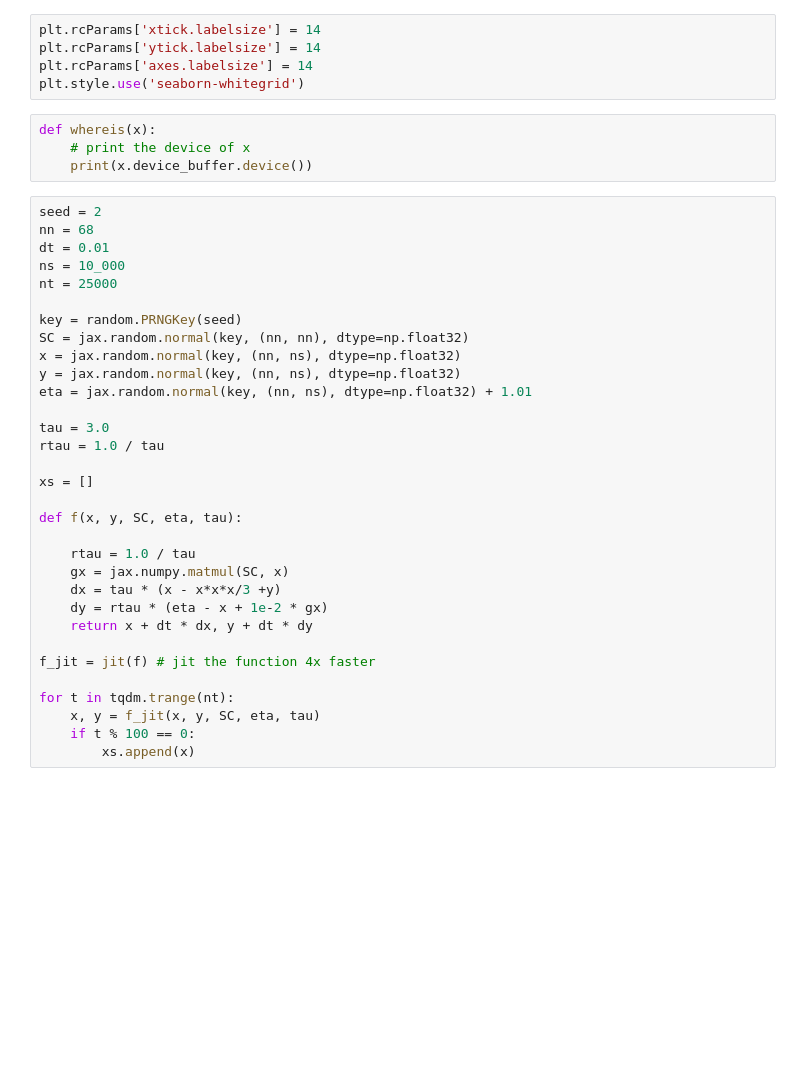
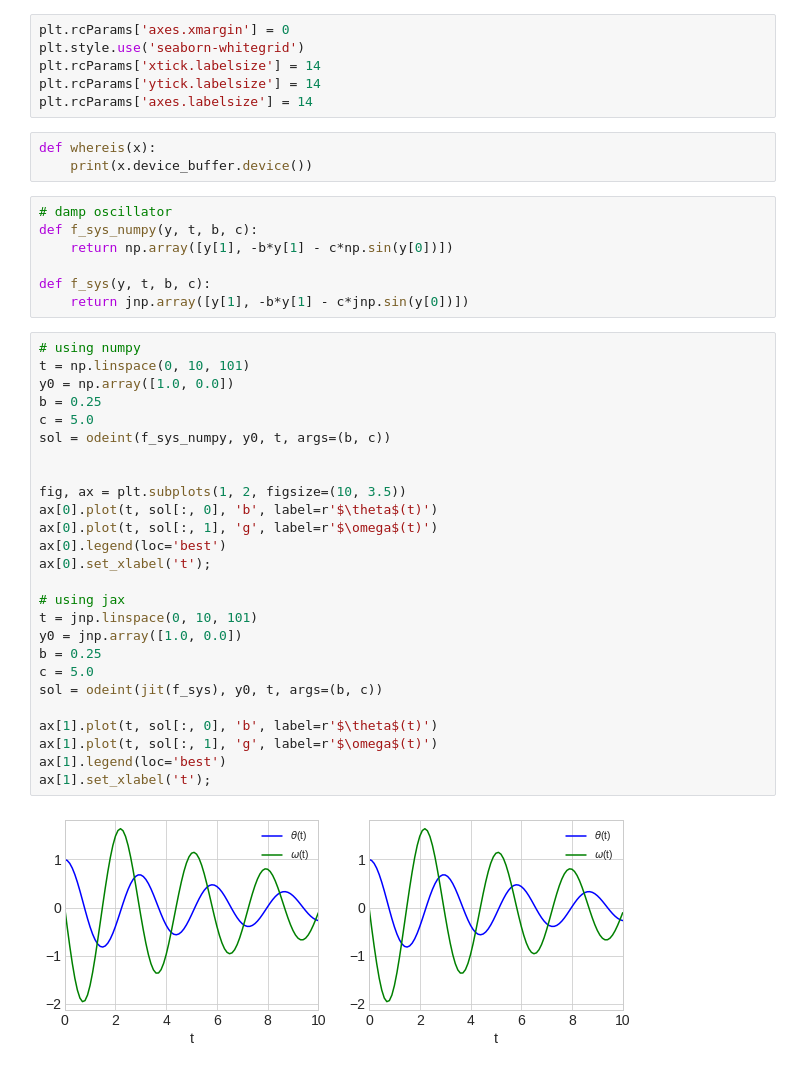
Before and after one commit to Ziaeemehr/workshop_jax, a Jupyter notebook: intro/solve_ode.ipynb, the cells around one changed output. Drawn from its saved outputs; the diff is of its cells as text; blank space fills up the shorter version.

```diff
--- a/intro/solve_ode.ipynb
+++ b/intro/solve_ode.ipynb
@@ -13,41 +17,44 @@ from jax import grad, jit, vmap, pmap
 # %%
+plt.rcParams['axes.xmargin'] = 0
+plt.style.use('seaborn-whitegrid')
 plt.rcParams['xtick.labelsize'] = 14
 plt.rcParams['ytick.labelsize'] = 14
 plt.rcParams['axes.labelsize'] = 14
-plt.style.use('seaborn-whitegrid')
 # %%
 def whereis(x):
-    # print the device of x
     print(x.device_buffer.device())
-# %%
-seed = 2
-nn = 68
-dt = 0.01
-ns = 10_000
-nt = 25000
-
-key = random.PRNGKey(seed)
-SC = jax.random.normal(key, (nn, nn), dtype=np.float32)
-x = jax.random.normal(key, (nn, ns), dtype=np.float32)
-y = jax.random.normal(key, (nn, ns), dtype=np.float32)
-eta = jax.random.normal(key, (nn, ns), dtype=np.float32) + 1.01
-
-tau = 3.0
-rtau = 1.0 / tau
-
-xs = []
-
-def f(x, y, SC, eta, tau):
-
-    rtau = 1.0 / tau
-    gx = jax.numpy.matmul(SC, x)
-    dx = tau * (x - x*x*x/3 +y)
-    dy = rtau * (eta - x + 1e-2 * gx)
-    return x + dt * dx, y + dt * dy
-
-f_jit = jit(f) # jit the function 4x faster
-
-for t in tqdm.trange(nt):
-    x, y = f_jit(x, y, SC, eta, tau)
-    if t % 100 == 0:
-        xs.append(x)
+# %%
+# damp oscillator
+def f_sys_numpy(y, t, b, c):
+    return np.array([y[1], -b*y[1] - c*np.sin(y[0])])
+
+def f_sys(y, t, b, c):
+    return jnp.array([y[1], -b*y[1] - c*jnp.sin(y[0])])
+# %%
+# using numpy
+t = np.linspace(0, 10, 101)
+y0 = np.array([1.0, 0.0])
+b = 0.25
+c = 5.0
+sol = odeint(f_sys_numpy, y0, t, args=(b, c))
+
+
+fig, ax = plt.subplots(1, 2, figsize=(10, 3.5))
+ax[0].plot(t, sol[:, 0], 'b', label=r'$\theta$(t)')
+ax[0].plot(t, sol[:, 1], 'g', label=r'$\omega$(t)')
+ax[0].legend(loc='best')
+ax[0].set_xlabel('t');
+
+# using jax
+t = jnp.linspace(0, 10, 101)
+y0 = jnp.array([1.0, 0.0])
+b = 0.25
+c = 5.0
+sol = odeint(jit(f_sys), y0, t, args=(b, c))
+
+ax[1].plot(t, sol[:, 0], 'b', label=r'$\theta$(t)')
+ax[1].plot(t, sol[:, 1], 'g', label=r'$\omega$(t)')
+ax[1].legend(loc='best')
+ax[1].set_xlabel('t');
+# %% [output]
+[figure, added]
```
Also changed, not shown: parts of 20 cells of this notebook, 1 other file.
